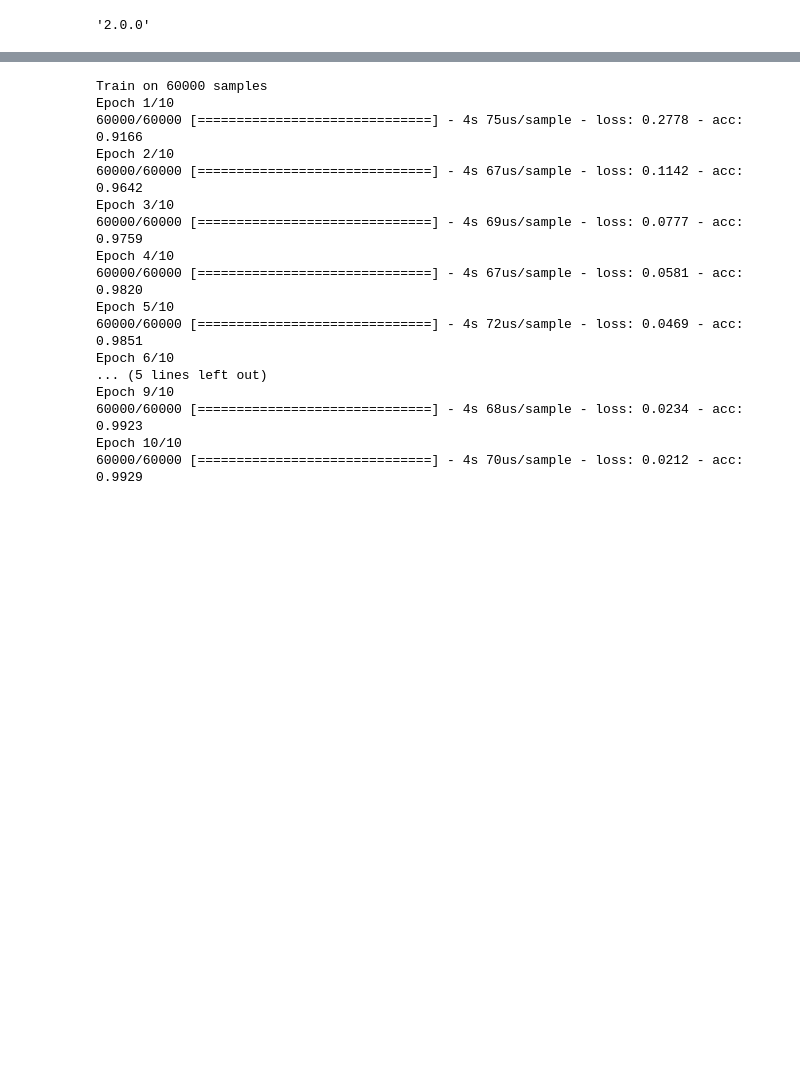
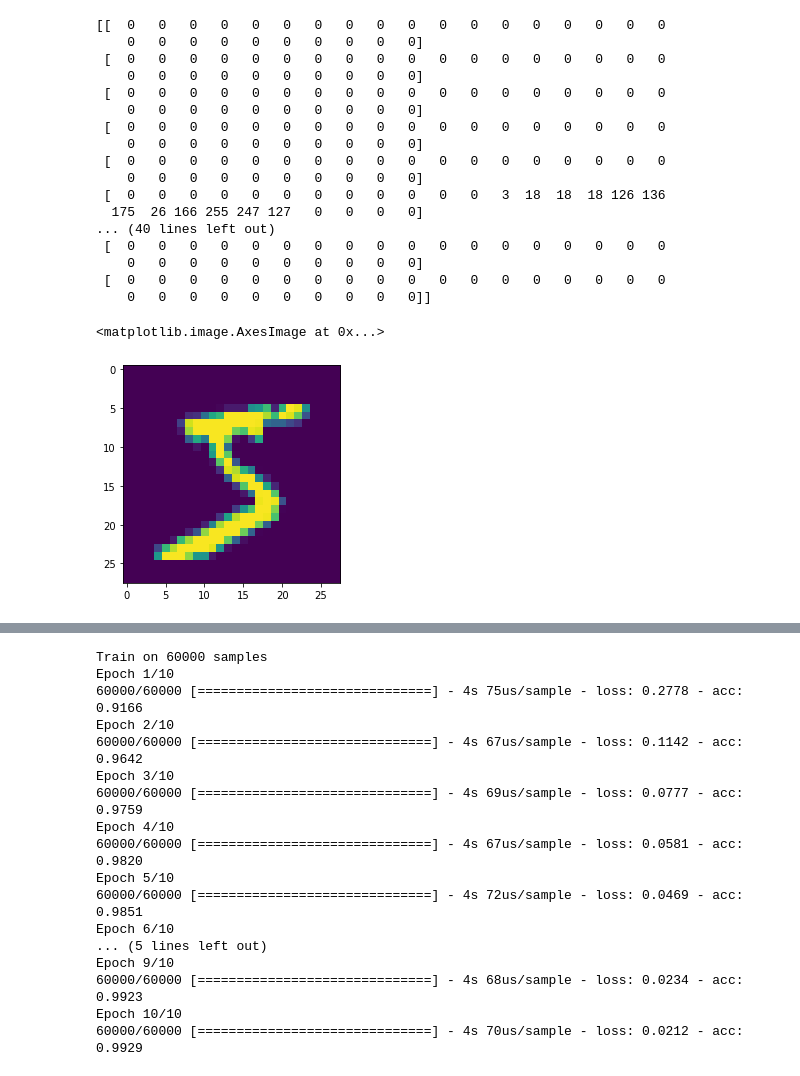
Before and after one commit to rustombhesania/number_classifier, a Jupyter notebook: number_classifier.ipynb, the cells around one changed output, grey strips where cells are left out. Saved outputs shown, nothing was run; the diff lists cells and outputs as text; code cells hidden in the pictures; blank space fills up the shorter version.

```diff
--- a/number_classifier.ipynb
+++ b/number_classifier.ipynb
@@ -1,8 +1,4 @@
 # %%
 import tensorflow as tf
 import matplotlib.pyplot as plt
-# %%
-tf.__version__
-# %% [output]
-'2.0.0'
 # %%
@@ -16 +12,25 @@ x_test= tf.keras.utils.normalize(x_test, axis=1)
+# %%
+print (xx_train[0])
+
+plt.imshow(xx_train[0])
+# %% [output]
+[[  0   0   0   0   0   0   0   0   0   0   0   0   0   0   0   0   0   0
+    0   0   0   0   0   0   0   0   0   0]
+ [  0   0   0   0   0   0   0   0   0   0   0   0   0   0   0   0   0   0
+    0   0   0   0   0   0   0   0   0   0]
+ [  0   0   0   0   0   0   0   0   0   0   0   0   0   0   0   0   0   0
+    0   0   0   0   0   0   0   0   0   0]
+ [  0   0   0   0   0   0   0   0   0   0   0   0   0   0   0   0   0   0
+    0   0   0   0   0   0   0   0   0   0]
+ [  0   0   0   0   0   0   0   0   0   0   0   0   0   0   0   0   0   0
+    0   0   0   0   0   0   0   0   0   0]
+ [  0   0   0   0   0   0   0   0   0   0   0   0   3  18  18  18 126 136
+  175  26 166 255 247 127   0   0   0   0]
+... (40 lines left out)
+ [  0   0   0   0   0   0   0   0   0   0   0   0   0   0   0   0   0   0
+    0   0   0   0   0   0   0   0   0   0]
+ [  0   0   0   0   0   0   0   0   0   0   0   0   0   0   0   0   0   0
+    0   0   0   0   0   0   0   0   0   0]]
+<matplotlib.image.AxesImage at 0x...>
+[figure, added]
 # %%
```
Also changed, not shown: parts of 9 cells of this notebook.
